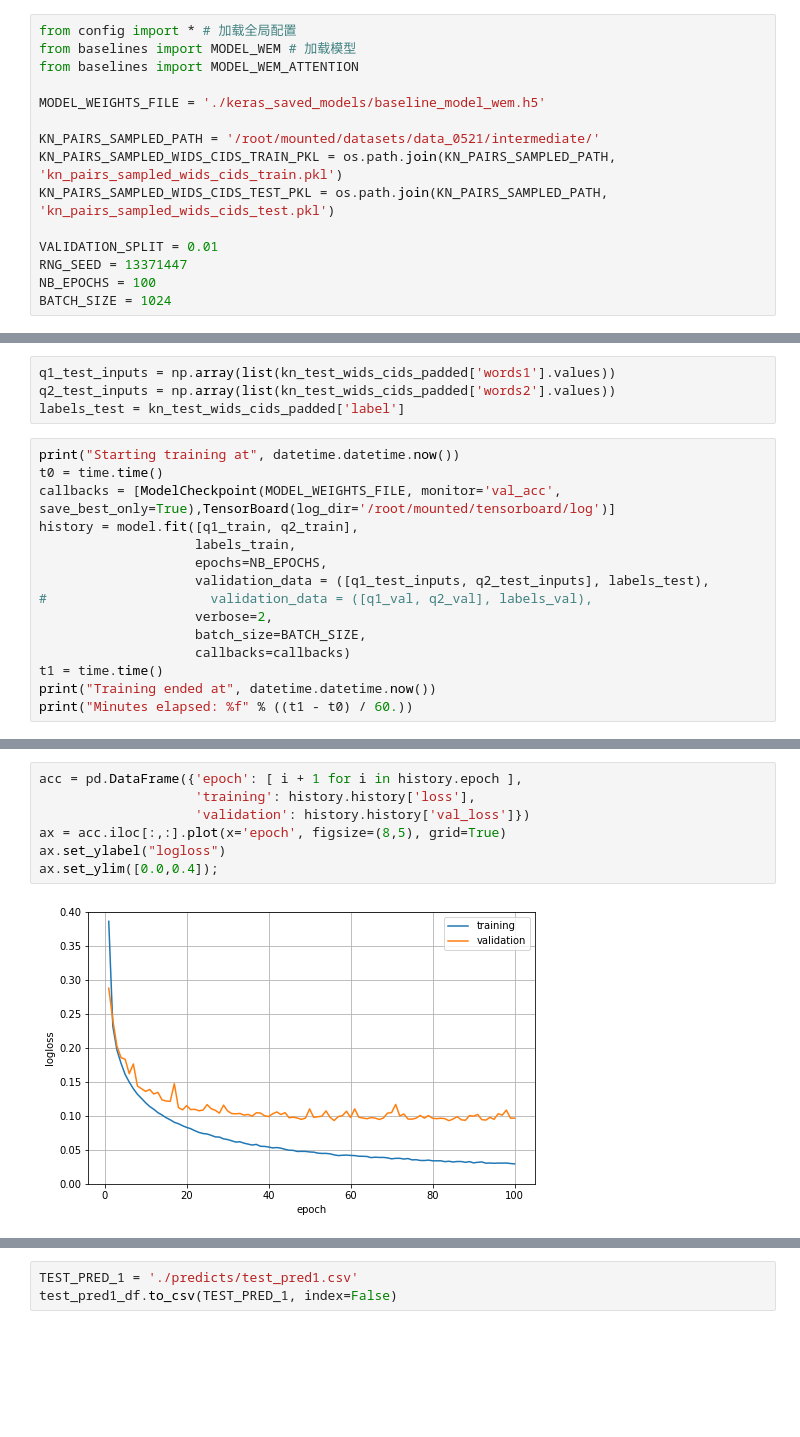
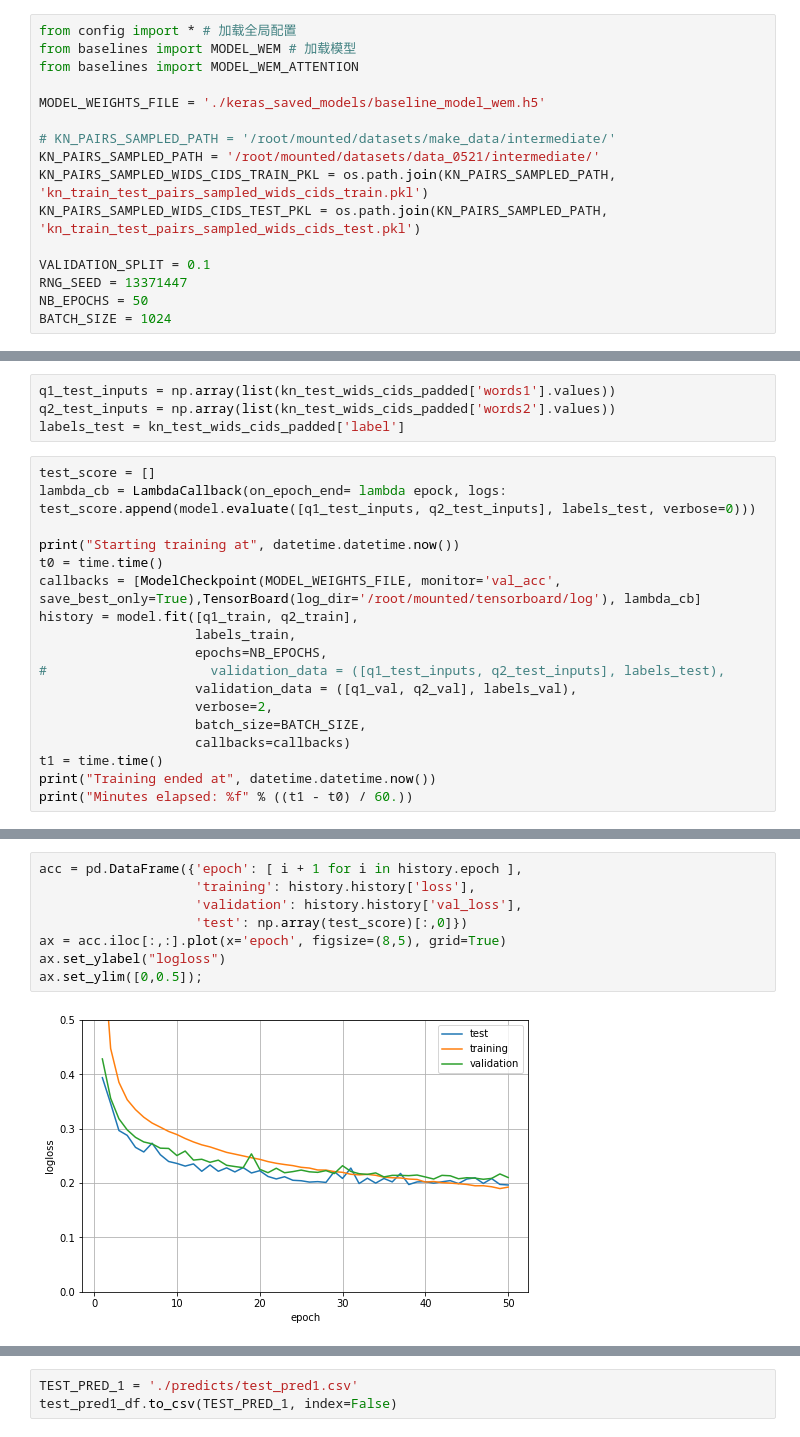
Before and after one commit to IceFlameWorm/qpair, a Jupyter notebook: models/validate_on_new_sampled_data.ipynb, the cells around one changed output, grey strips where cells are left out. Cells and saved outputs as stored; diff of their text form; blank space fills up the shorter version.

Commit message:
generate new kn_train_test and train model on new data

```diff
--- a/models/validate_on_new_sampled_data.ipynb
+++ b/models/validate_on_new_sampled_data.ipynb
@@ -20,13 +20,14 @@ from baselines import MODEL_WEM_ATTENTION
 
 MODEL_WEIGHTS_FILE = './keras_saved_models/baseline_model_wem.h5'
 
+# KN_PAIRS_SAMPLED_PATH = '/root/mounted/datasets/make_data/intermediate/'
 KN_PAIRS_SAMPLED_PATH = '/root/mounted/datasets/data_0521/intermediate/'
-KN_PAIRS_SAMPLED_WIDS_CIDS_TRAIN_PKL = os.path.join(KN_PAIRS_SAMPLED_PATH, 'kn_pairs_sampled_wids_cids_train.pkl')
-KN_PAIRS_SAMPLED_WIDS_CIDS_TEST_PKL = os.path.join(KN_PAIRS_SAMPLED_PATH, 'kn_pairs_sampled_wids_cids_test.pkl')
+KN_PAIRS_SAMPLED_WIDS_CIDS_TRAIN_PKL = os.path.join(KN_PAIRS_SAMPLED_PATH, 'kn_train_test_pairs_sampled_wids_cids_train.pkl')
+KN_PAIRS_SAMPLED_WIDS_CIDS_TEST_PKL = os.path.join(KN_PAIRS_SAMPLED_PATH, 'kn_train_test_pairs_sampled_wids_cids_test.pkl')
 
-VALIDATION_SPLIT = 0.01
+VALIDATION_SPLIT = 0.1
 RNG_SEED = 13371447
-NB_EPOCHS = 100
+NB_EPOCHS = 50
 BATCH_SIZE = 1024
 # %%
 # 加载模型
@@ -112,14 +116,17 @@ q1_test_inputs = np.array(list(kn_test_wids_cids_padded['words1'].values))
 q2_test_inputs = np.array(list(kn_test_wids_cids_padded['words2'].values))
 labels_test = kn_test_wids_cids_padded['label']
 # %%
+test_score = []
+lambda_cb = LambdaCallback(on_epoch_end= lambda epock, logs: test_score.append(model.evaluate([q1_test_inputs, q2_test_inputs], labels_test, verbose=0)))
+
 print("Starting training at", datetime.datetime.now())
 t0 = time.time()
-callbacks = [ModelCheckpoint(MODEL_WEIGHTS_FILE, monitor='val_acc', save_best_only=True),TensorBoard(log_dir='/root/mounted/tensorboard/log')]
+callbacks = [ModelCheckpoint(MODEL_WEIGHTS_FILE, monitor='val_acc', save_best_only=True),TensorBoard(log_dir='/root/mounted/tensorboard/log'), lambda_cb]
 history = model.fit([q1_train, q2_train],
                     labels_train,
                     epochs=NB_EPOCHS,
-                    validation_data = ([q1_test_inputs, q2_test_inputs], labels_test),
-#                     validation_data = ([q1_val, q2_val], labels_val),
+#                     validation_data = ([q1_test_inputs, q2_test_inputs], labels_test),
+                    validation_data = ([q1_val, q2_val], labels_val),
                     verbose=2,
                     batch_size=BATCH_SIZE,
                     callbacks=callbacks)
@@ -147,9 +154,10 @@ Minutes elapsed: 11.425774
 # %%
 acc = pd.DataFrame({'epoch': [ i + 1 for i in history.epoch ],
                     'training': history.history['loss'],
-                    'validation': history.history['val_loss']})
+                    'validation': history.history['val_loss'],
+                    'test': np.array(test_score)[:,0]})
 ax = acc.iloc[:,:].plot(x='epoch', figsize=(8,5), grid=True)
 ax.set_ylabel("logloss")
-ax.set_ylim([0.0,0.4]);
+ax.set_ylim([0,0.5]);
 # %% [output]
-[figure, old version]
+[figure, new version]
```
Also changed, not shown: parts of 19 cells of this notebook, 3 other files.
